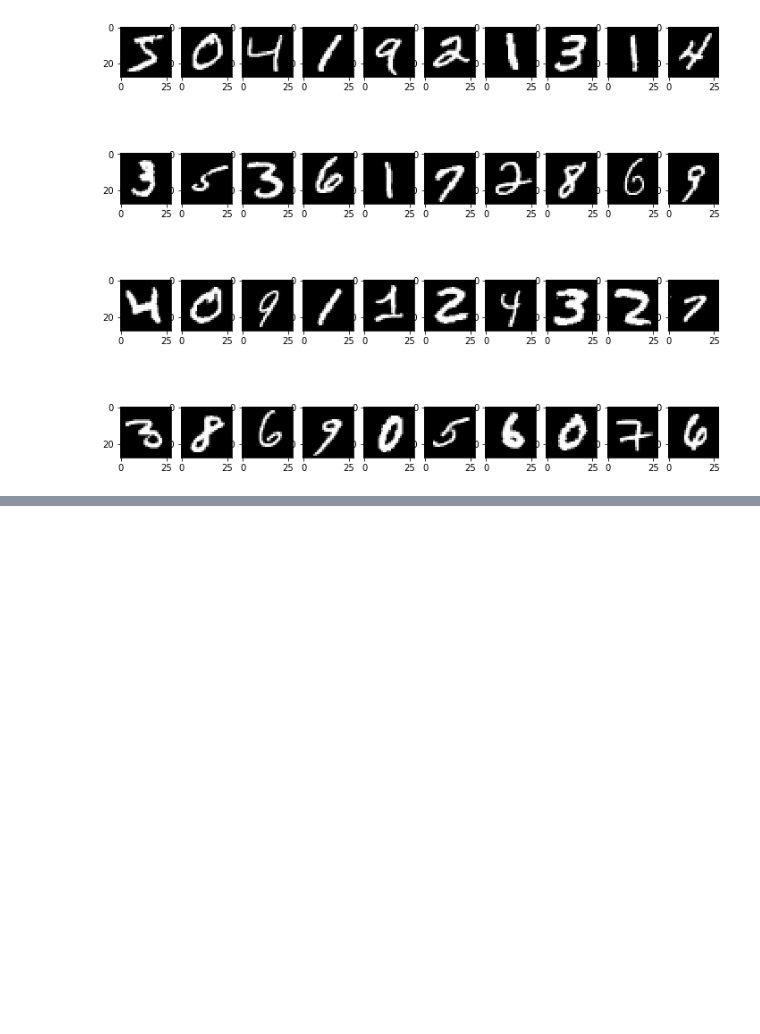
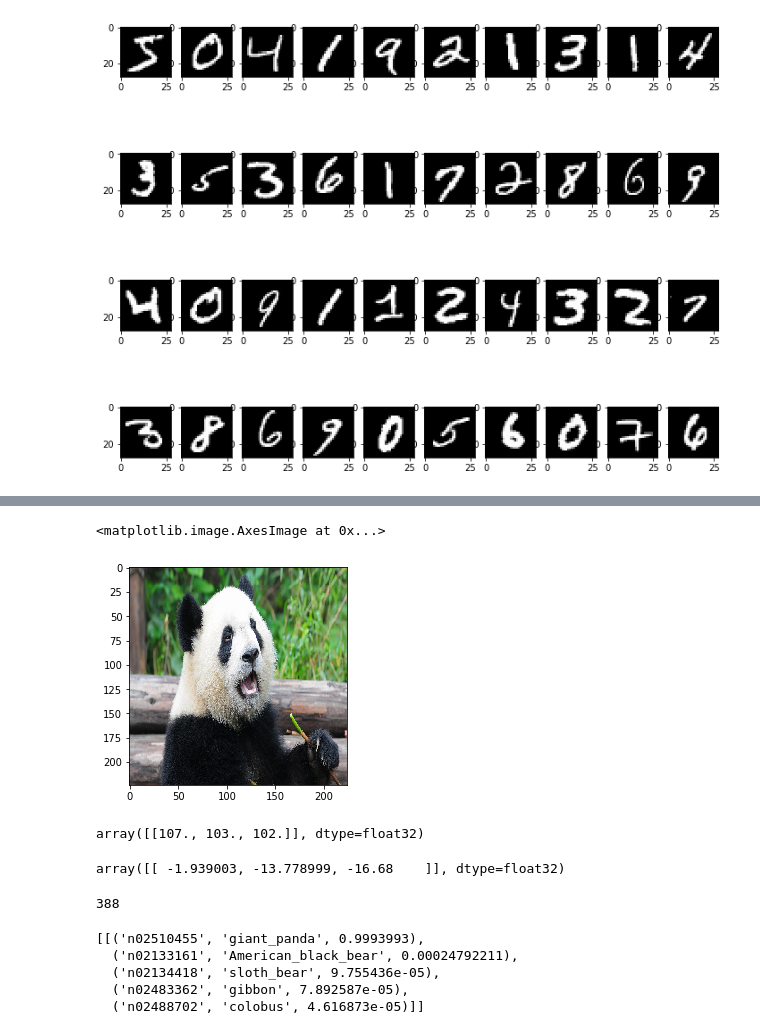
Before and after one commit to sagunkayastha/ILab_Tutorials, a Jupyter notebook: Convolution_Neural_Network.ipynb, the cells around one changed output, grey strips where cells are left out. Saved outputs shown, nothing was run; the diff lists cells and outputs as text; code cells hidden in the pictures; blank space fills up the shorter version.

```diff
--- a/Convolution_Neural_Network.ipynb
+++ b/Convolution_Neural_Network.ipynb
@@ -265,0 +357,19 @@ Epoch 1/1
+# %%
+img=load_img('panda.jpg',target_size=(224, 224))
+image = img_to_array(img)
+# %%
+plt.imshow(img)
+# %% [output]
+<matplotlib.image.AxesImage at 0x...>
+[figure, added]
+# %%
+image = image.reshape((1, image.shape[0], image.shape[1], image.shape[2]))
+image[0:10,0,0]
+# %% [output]
+array([[107., 103., 102.]], dtype=float32)
+# %%
+# preprocess
+image = preprocess_input(image)
+image[0:10,0,0]
+# %% [output]
+array([[ -1.939003, -13.778999, -16.68    ]], dtype=float32)
@@ -265,0 +378,13 @@ Epoch 1/1
+# %%
+np.argmax(pred)
+# %% [output]
+388
+# %%
+label = decode_predictions(pred)
+label
+# %% [output]
+[[('n02510455', 'giant_panda', 0.9993993),
+  ('n02133161', 'American_black_bear', 0.00024792211),
+  ('n02134418', 'sloth_bear', 9.755436e-05),
+  ('n02483362', 'gibbon', 7.892587e-05),
+  ('n02488702', 'colobus', 4.616873e-05)]]
```
Also changed, not shown: parts of 23 cells of this notebook.
